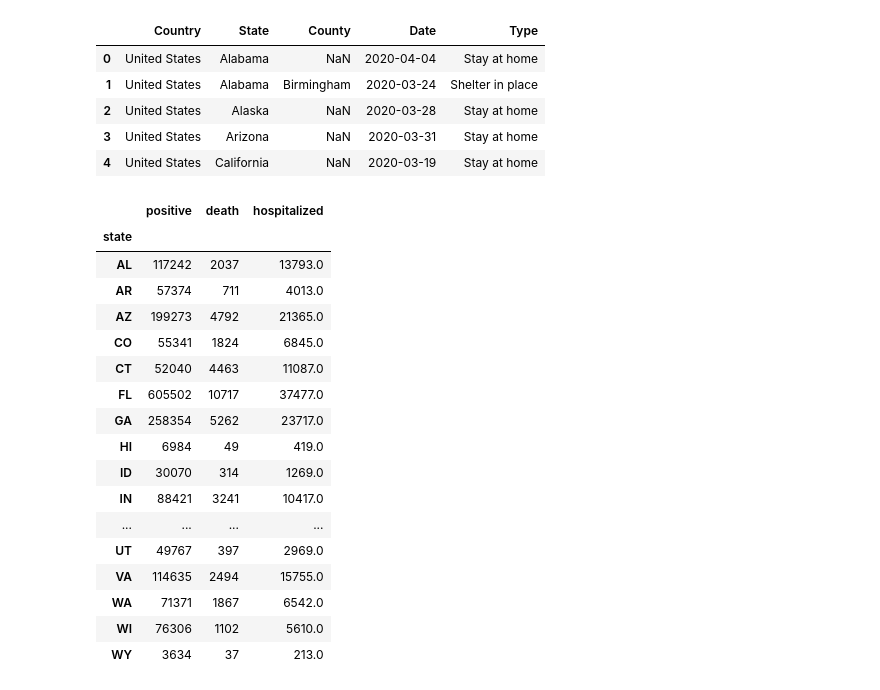
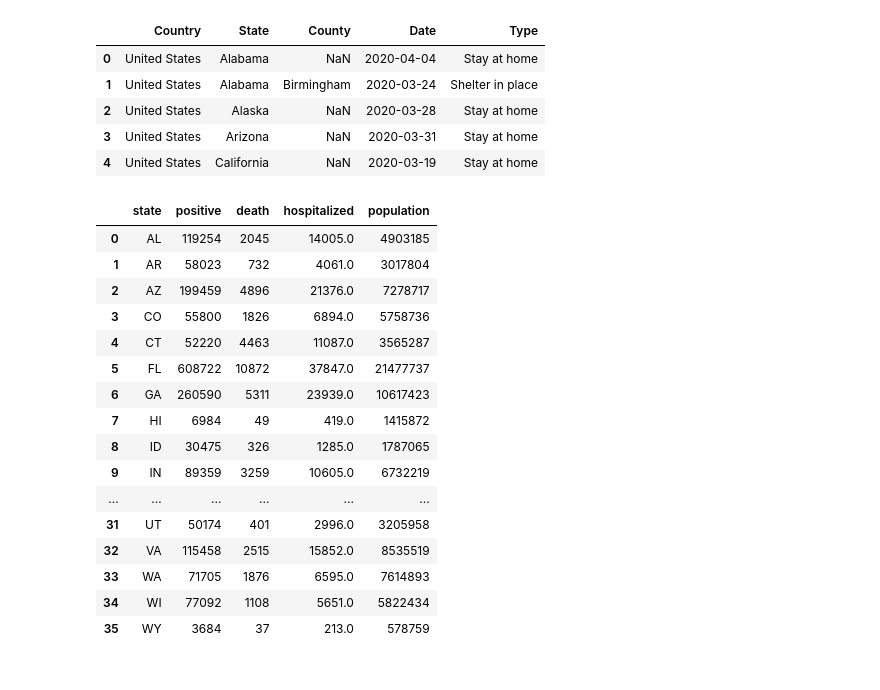
Before and after one commit to jamisonunruh24/Project-1, a Jupyter notebook: Project_Working_Data.ipynb, the cells around one changed output. Saved outputs shown, nothing was run; the diff lists cells and outputs as text; code cells hidden in the pictures.

```diff
--- a/Project_Working_Data.ipynb
+++ b/Project_Working_Data.ipynb
@@ -6,10 +6,11 @@ from scipy.stats import linregress
 import numpy as np
 import requests
 import json
+import datetime as dt
 
 state_lockdown_file = pd.read_csv("data_sources/lockdown_us.csv")
 state_deaths_cases_file = pd.read_csv("data_sources/liz-friedman-us-covid-19-data-from-nytimes/us-states.csv")
-county_population_file = pd.read_csv("data_sources\qventus-covid-19-localized-scenario-planner\qventus-covid-19-localized-scenario-planner/covid_county_population_usafacts.csv")
+county_population_file = pd.read_csv("data_sources/qventus-covid-19-localized-scenario-planner/qventus-covid-19-localized-scenario-planner/covid_county_population_usafacts.csv")
 # %%
 url = "https://api.covidtracking.com/v1/states/current.json"
 state_current_data = (requests.get(url)).json()
@@ -32,8 +44,8 @@ for state in states:
     state_df = county_population_file.loc[county_population_file["State"] == state]
     state_pop.append(state_df["population"].sum())
 population_df = pd.DataFrame({
-    "State": states,
-    "Population": state_pop
+    "state": states,
+    "population": state_pop
 })
 # %%
 state_deaths_cases_file.head()
@@ -108,28 +124,30 @@ state_lockdown_file.head()
 # %%
 state_current_narrow = state_current_data[["state","positive","death","hospitalized"]]
 state_current_drop = state_current_narrow.dropna()
 state_current_drop
 state_current_drop = state_current_drop.set_index('state')
 state_current_drop
+
+state_current_df = pd.merge(state_current_drop, population_df, on='state')
+state_current_df
 # %% [output]
-|  | positive | death | hospitalized |
-| state |  |  |  |
-| AL | 117242 | 2037 | 13793.0 |
-| AR | 57374 | 711 | 4013.0 |
-| AZ | 199273 | 4792 | 21365.0 |
-| CO | 55341 | 1824 | 6845.0 |
-| CT | 52040 | 4463 | 11087.0 |
-| FL | 605502 | 10717 | 37477.0 |
-| GA | 258354 | 5262 | 23717.0 |
-| HI | 6984 | 49 | 419.0 |
-| ID | 30070 | 314 | 1269.0 |
-| IN | 88421 | 3241 | 10417.0 |
-| ... | ... | ... | ... |
-| UT | 49767 | 397 | 2969.0 |
-| VA | 114635 | 2494 | 15755.0 |
-| WA | 71371 | 1867 | 6542.0 |
-| WI | 76306 | 1102 | 5610.0 |
-| WY | 3634 | 37 | 213.0 |
+|  | state | positive | death | hospitalized | population |
+| 0 | AL | 119254 | 2045 | 14005.0 | 4903185 |
+| 1 | AR | 58023 | 732 | 4061.0 | 3017804 |
+| 2 | AZ | 199459 | 4896 | 21376.0 | 7278717 |
+| 3 | CO | 55800 | 1826 | 6894.0 | 5758736 |
+| 4 | CT | 52220 | 4463 | 11087.0 | 3565287 |
+| 5 | FL | 608722 | 10872 | 37847.0 | 21477737 |
+| 6 | GA | 260590 | 5311 | 23939.0 | 10617423 |
+| 7 | HI | 6984 | 49 | 419.0 | 1415872 |
+| 8 | ID | 30475 | 326 | 1285.0 | 1787065 |
+| 9 | IN | 89359 | 3259 | 10605.0 | 6732219 |
+| ... | ... | ... | ... | ... | ... |
+| 31 | UT | 50174 | 401 | 2996.0 | 3205958 |
+| 32 | VA | 115458 | 2515 | 15852.0 | 8535519 |
+| 33 | WA | 71705 | 1876 | 6595.0 | 7614893 |
+| 34 | WI | 77092 | 1108 | 5651.0 | 5822434 |
+| 35 | WY | 3684 | 37 | 213.0 | 578759 |
 # %%
 special_states_data = state_current_drop.loc[["AZ","FL","KS","NY","WA","WI"],["death","hospitalized"]]
 special_states_data
```
Also changed, not shown: parts of 8 cells of this notebook.
